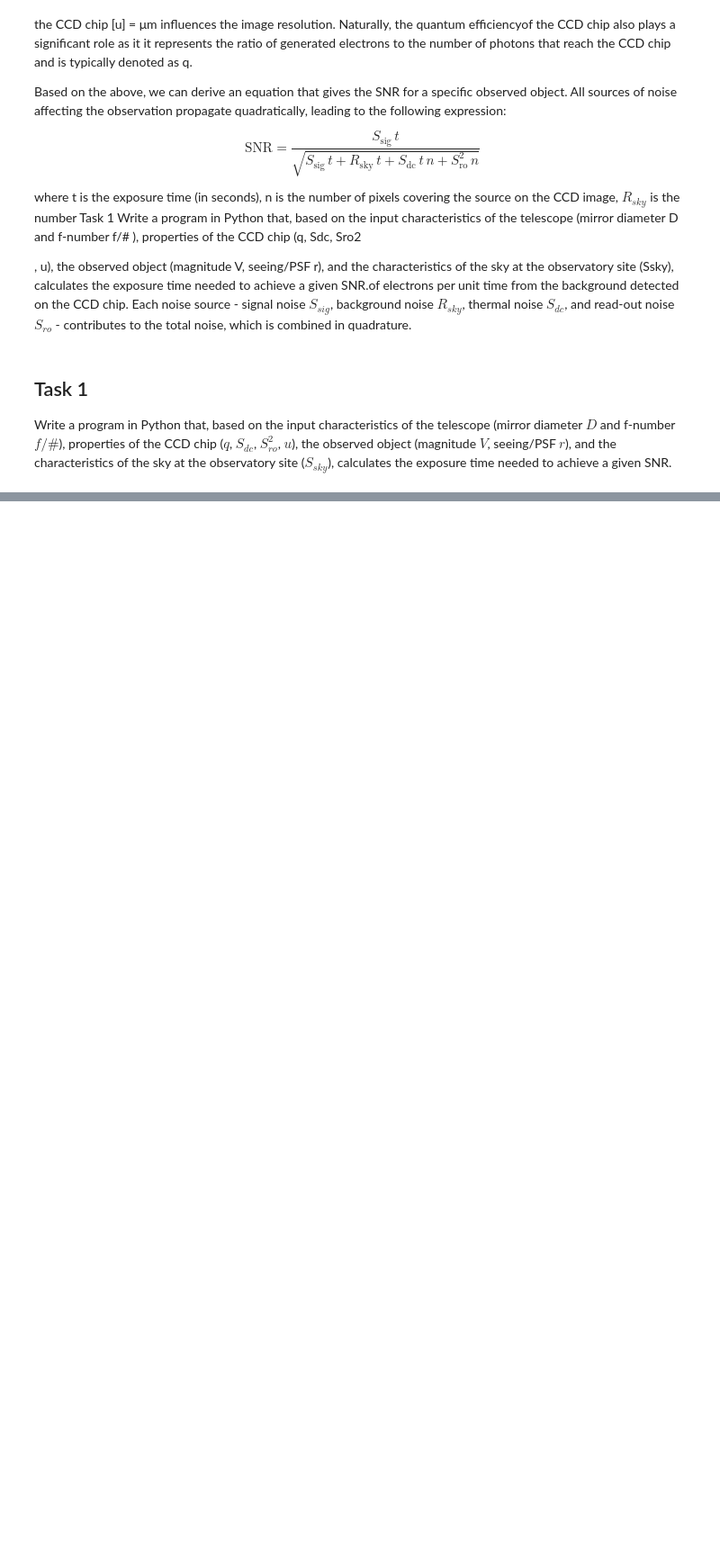
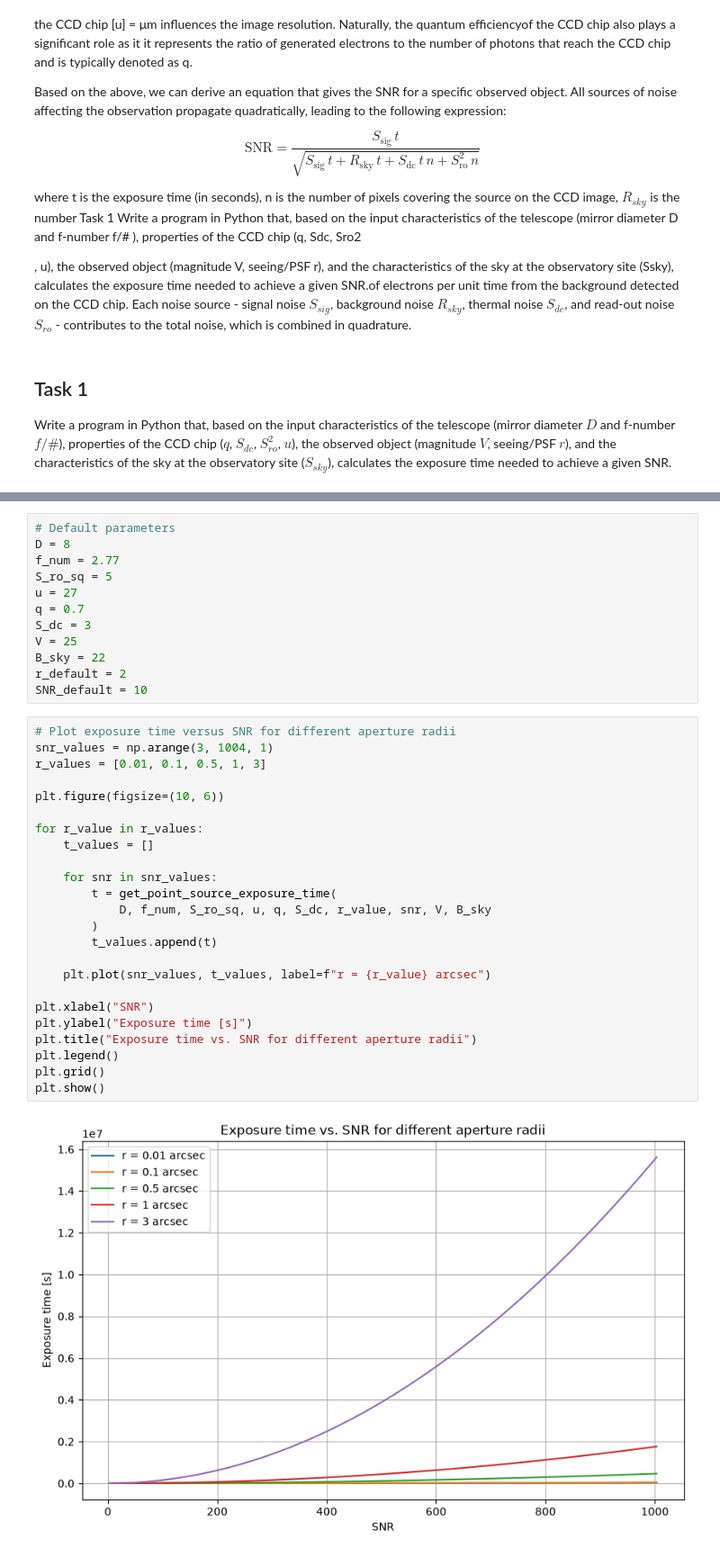
Before and after one commit to Natalia985/Third-semester-MASS, a Jupyter notebook: Astrophysical_Techniques/HW3_Exposure-Time.ipynb, the cells around one changed output, grey strips where cells are left out. Shown at 90% size. Drawn from its saved outputs; the diff is of its cells as text; blank space fills up the shorter version.

Commit message:
HW Exposure time

```diff
--- a/Astrophysical_Techniques/HW3_Exposure-Time.ipynb
+++ b/Astrophysical_Techniques/HW3_Exposure-Time.ipynb
@@ -116,0 +176,38 @@ Calculate the exposure time for the Andromeda Galaxy (M31) to be observed with t
+# %%
+# Default parameters
+D = 8
+f_num = 2.77
+S_ro_sq = 5
+u = 27
+q = 0.7
+S_dc = 3
+V = 25
+B_sky = 22
+r_default = 2
+SNR_default = 10
+# %%
+# Plot exposure time versus SNR for different aperture radii
+snr_values = np.arange(3, 1004, 1)
+r_values = [0.01, 0.1, 0.5, 1, 3]
+
+plt.figure(figsize=(10, 6))
+
+for r_value in r_values:
+    t_values = []
+
+    for snr in snr_values:
+        t = get_point_source_exposure_time(
+            D, f_num, S_ro_sq, u, q, S_dc, r_value, snr, V, B_sky
+        )
+        t_values.append(t)
+
+    plt.plot(snr_values, t_values, label=f"r = {r_value} arcsec")
+
+plt.xlabel("SNR")
+plt.ylabel("Exposure time [s]")
+plt.title("Exposure time vs. SNR for different aperture radii")
+plt.legend()
+plt.grid()
+plt.show()
+# %% [output]
+[figure, added]
```
Also changed, not shown: parts of 9 cells of this notebook.
